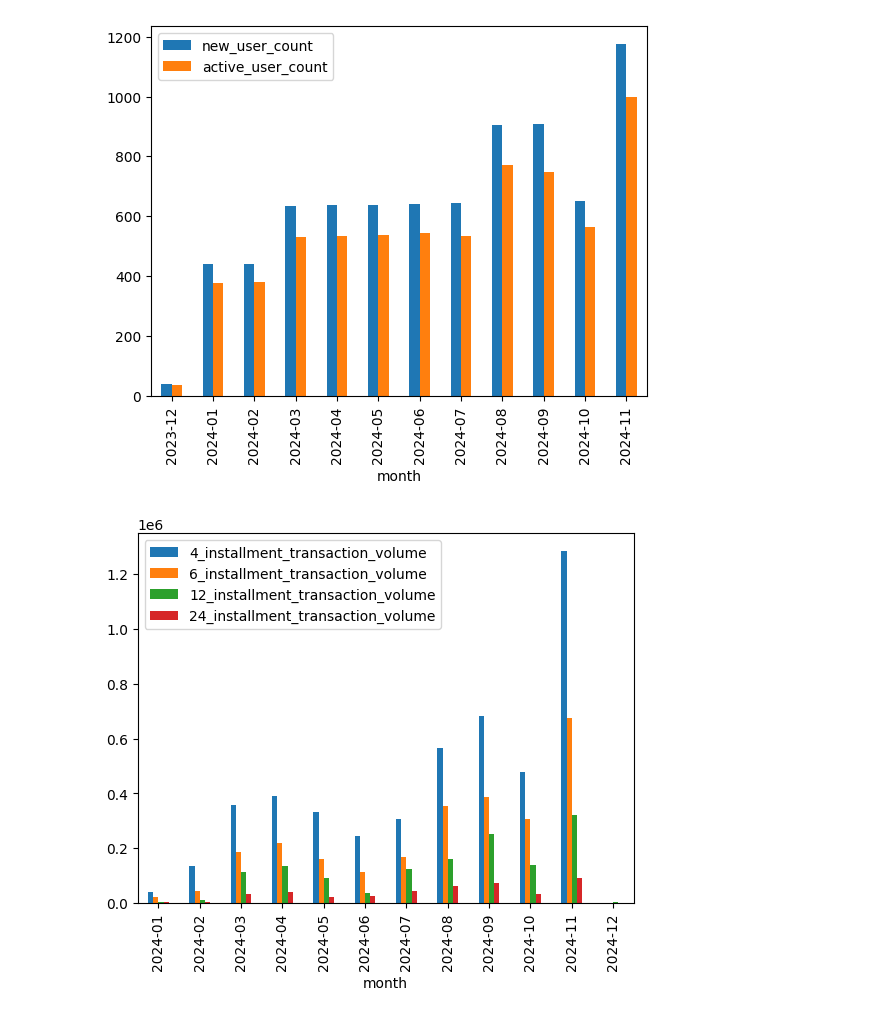
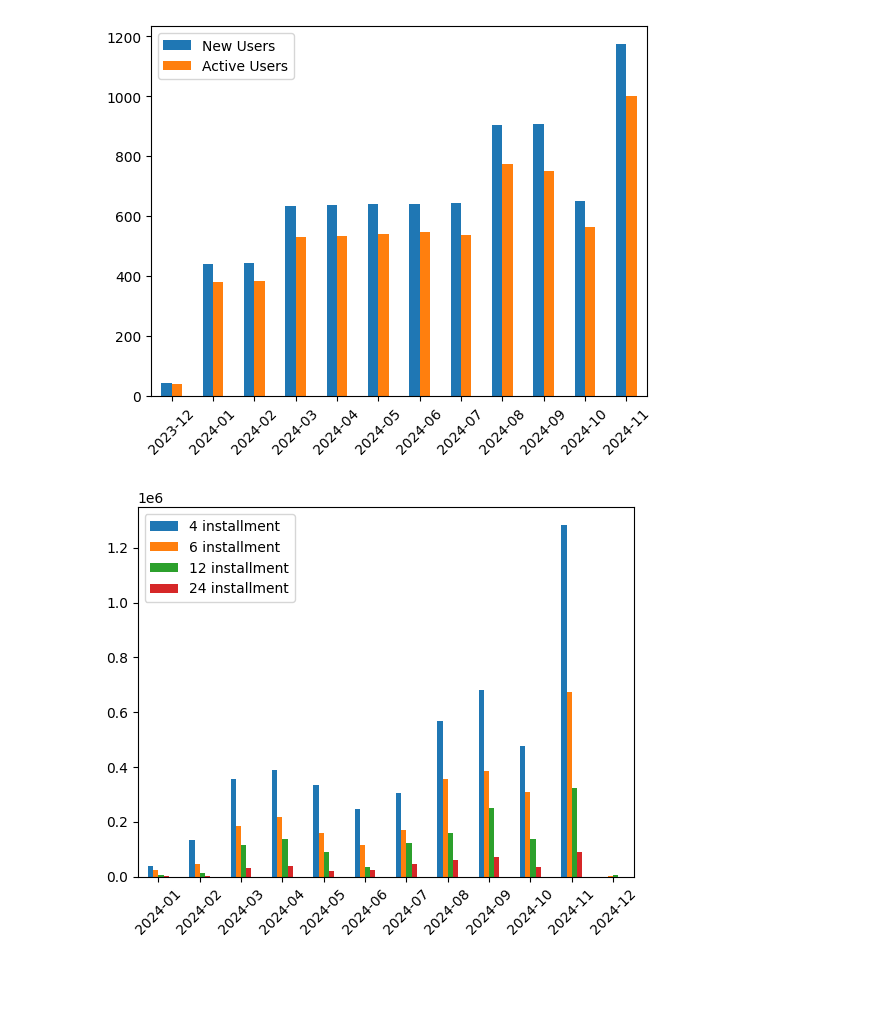
Before and after one commit to karciszuk/vbassigment, a Jupyter notebook: notebooks/portfolio.ipynb, the cells around one changed output. Cells and saved outputs as stored; diff of their text form; code cells hidden in the pictures; blank space fills up the shorter version.

Commit message:
notebooks improvements - adding visualization and refactoring queries to pandas calculations in cells

```diff
--- a/notebooks/portfolio.ipynb
+++ b/notebooks/portfolio.ipynb
@@ -16,16 +16,26 @@ df5 = executor.execute_query(query.popular_categories())
 
 df_users = df1.merge(df2, on='month', how='left')
 # %%
-df_users.set_index('month')[['new_user_count', 'active_user_count']].plot(kind='bar');
+df_users.set_index('month')[['new_user_count', 'active_user_count']].plot(kind='bar')
+plt.xticks(rotation=45)
+plt.xlabel('')
+plt.legend(['New Users', 'Active Users']);
 # %% [output]
-[figure, old version]
+[figure, new version]
 # %%
 df4.set_index('month')[[
     '4_installment_transaction_volume',
     '6_installment_transaction_volume',
     '12_installment_transaction_volume',
     '24_installment_transaction_volume'
-    ]].plot(kind='bar');
+    ]].plot(kind='bar')
+plt.xticks(rotation=45)
+plt.xlabel('')
+plt.legend([
+    '4 installment',
+    '6 installment',
+    '12 installment',
+    '24 installment']);
 # %% [output]
-[figure, old version]
+[figure, new version]
 # %%
```
Also changed, not shown: parts of 1 cell of this notebook, 2 other files.
